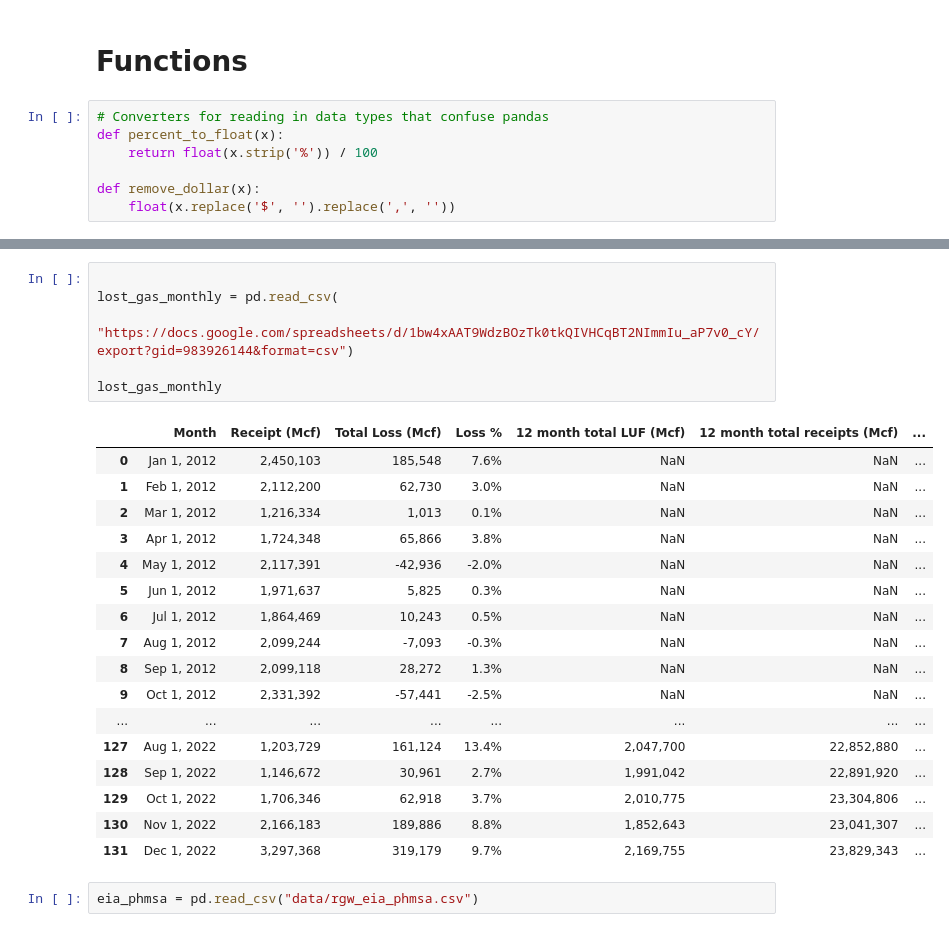
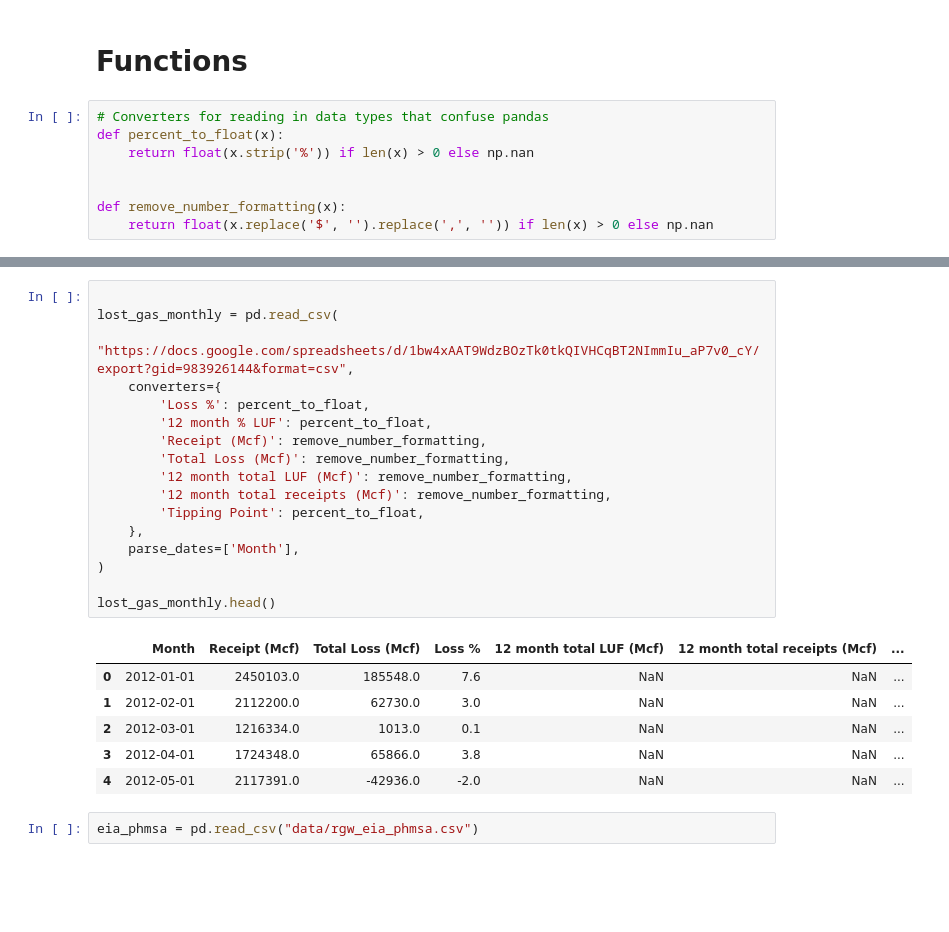
Before and after one commit to electrify-RVA/electrify-rva.github.io, a Jupyter notebook: data-analysis/pipelines.ipynb, the cells around one changed output, grey strips where cells are left out. Drawn from its saved outputs; the diff is of its cells as text; blank space fills up the shorter version.

```diff
--- a/data-analysis/pipelines.ipynb
+++ b/data-analysis/pipelines.ipynb
@@ -43,10 +44,11 @@ pio.templates.default = "ggplot2+created_by"
 # %%
 # Converters for reading in data types that confuse pandas
 def percent_to_float(x):
-    return float(x.strip('%')) / 100
+    return float(x.strip('%')) if len(x) > 0 else np.nan
 
-def remove_dollar(x):
-    float(x.replace('$', '').replace(',', ''))
+
+def remove_number_formatting(x):
+    return float(x.replace('$', '').replace(',', '')) if len(x) > 0 else np.nan
 # %%
 lost_gas_yearly = pd.read_csv(
     "https://docs.google.com/spreadsheets/d/1bw4xAAT9WdzBOzTk0tkQIVHCqBT2NImmIu_aP7v0_cY/export?gid=1762730245&format=csv",
@@ -70,27 +80,27 @@ lost_gas_yearly
 # %%
 
 lost_gas_monthly = pd.read_csv(
-    "https://docs.google.com/spreadsheets/d/1bw4xAAT9WdzBOzTk0tkQIVHCqBT2NImmIu_aP7v0_cY/export?gid=983926144&format=csv")
+    "https://docs.google.com/spreadsheets/d/1bw4xAAT9WdzBOzTk0tkQIVHCqBT2NImmIu_aP7v0_cY/export?gid=983926144&format=csv",
+    converters={
+        'Loss %': percent_to_float,
+        '12 month % LUF': percent_to_float,
+        'Receipt (Mcf)': remove_number_formatting,
+        'Total Loss (Mcf)': remove_number_formatting,
+        '12 month total LUF (Mcf)': remove_number_formatting,
+        '12 month total receipts (Mcf)': remove_number_formatting,
+        'Tipping Point': percent_to_float,
+    },
+    parse_dates=['Month'],
+)
 
-lost_gas_monthly
+lost_gas_monthly.head()
 # %% [output]
 |  | Month | Receipt (Mcf) | Total Loss (Mcf) | Loss % | 12 month total LUF (Mcf) | 12 month total receipts (Mcf) | ... |
-| 0 | Jan 1, 2012 | 2,450,103 | 185,548 | 7.6% | NaN | NaN | ... |
-| 1 | Feb 1, 2012 | 2,112,200 | 62,730 | 3.0% | NaN | NaN | ... |
-| 2 | Mar 1, 2012 | 1,216,334 | 1,013 | 0.1% | NaN | NaN | ... |
-| 3 | Apr 1, 2012 | 1,724,348 | 65,866 | 3.8% | NaN | NaN | ... |
-| 4 | May 1, 2012 | 2,117,391 | -42,936 | -2.0% | NaN | NaN | ... |
-| 5 | Jun 1, 2012 | 1,971,637 | 5,825 | 0.3% | NaN | NaN | ... |
-| 6 | Jul 1, 2012 | 1,864,469 | 10,243 | 0.5% | NaN | NaN | ... |
-| 7 | Aug 1, 2012 | 2,099,244 | -7,093 | -0.3% | NaN | NaN | ... |
-| 8 | Sep 1, 2012 | 2,099,118 | 28,272 | 1.3% | NaN | NaN | ... |
-| 9 | Oct 1, 2012 | 2,331,392 | -57,441 | -2.5% | NaN | NaN | ... |
-| ... | ... | ... | ... | ... | ... | ... | ... |
-| 127 | Aug 1, 2022 | 1,203,729 | 161,124 | 13.4% | 2,047,700 | 22,852,880 | ... |
-| 128 | Sep 1, 2022 | 1,146,672 | 30,961 | 2.7% | 1,991,042 | 22,891,920 | ... |
-| 129 | Oct 1, 2022 | 1,706,346 | 62,918 | 3.7% | 2,010,775 | 23,304,806 | ... |
-| 130 | Nov 1, 2022 | 2,166,183 | 189,886 | 8.8% | 1,852,643 | 23,041,307 | ... |
-| 131 | Dec 1, 2022 | 3,297,368 | 319,179 | 9.7% | 2,169,755 | 23,829,343 | ... |
+| 0 | 2012-01-01 | 2450103.0 | 185548.0 | 7.6 | NaN | NaN | ... |
+| 1 | 2012-02-01 | 2112200.0 | 62730.0 | 3.0 | NaN | NaN | ... |
+| 2 | 2012-03-01 | 1216334.0 | 1013.0 | 0.1 | NaN | NaN | ... |
+| 3 | 2012-04-01 | 1724348.0 | 65866.0 | 3.8 | NaN | NaN | ... |
+| 4 | 2012-05-01 | 2117391.0 | -42936.0 | -2.0 | NaN | NaN | ... |
 # %%
 eia_phmsa = pd.read_csv("data/rgw_eia_phmsa.csv")
 # %%
```
Also changed, not shown: parts of 7 cells of this notebook, 2 other files.
